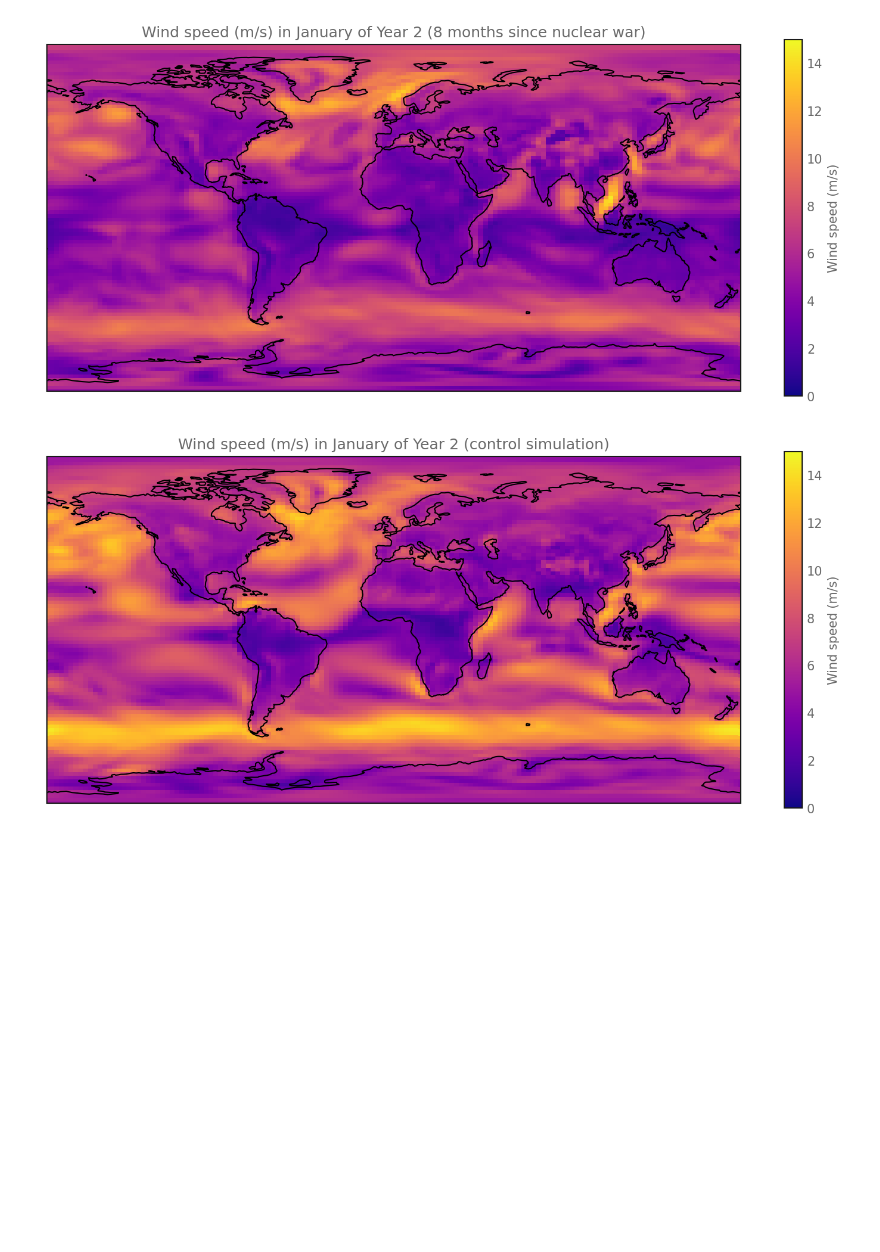
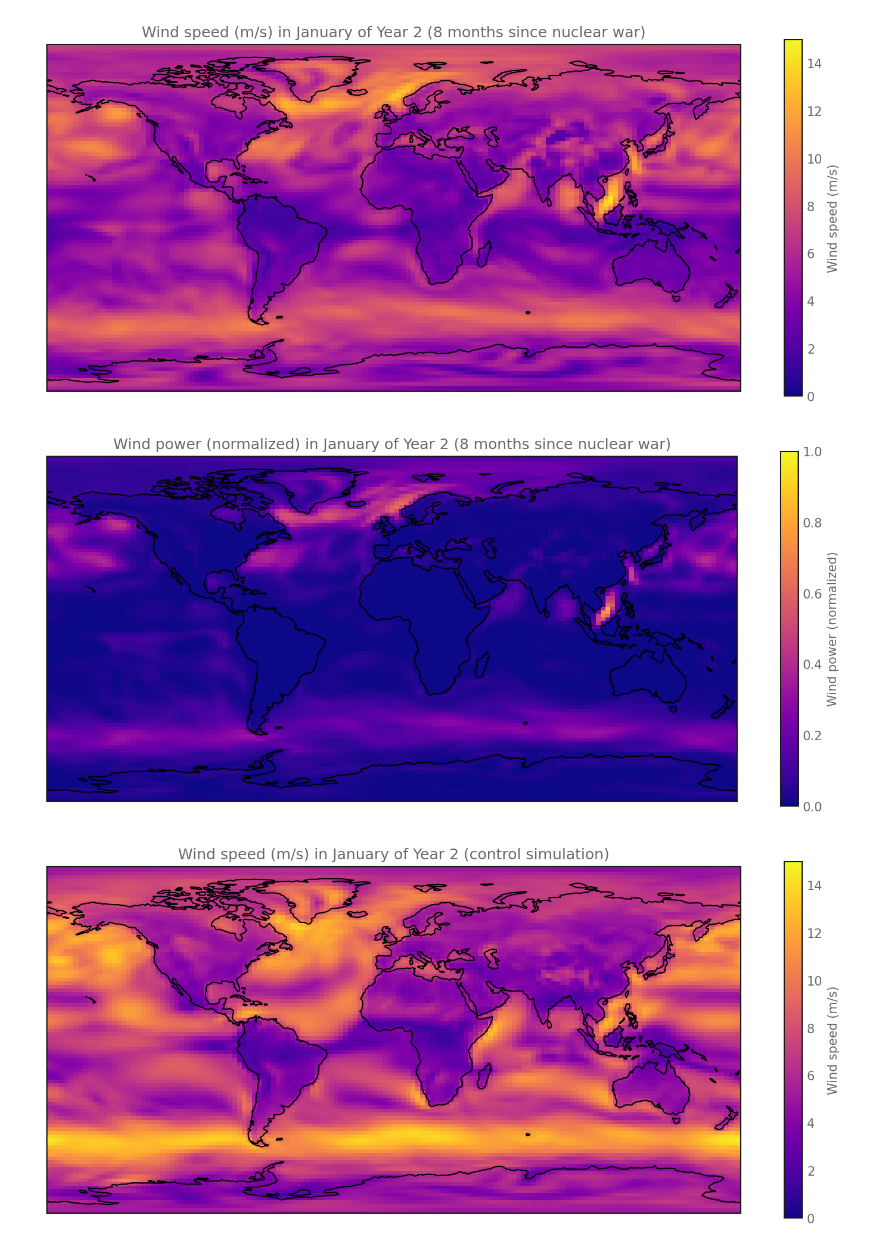
Before and after one commit to allfed/Renewables-Nuclear-Winter, a Jupyter notebook: scripts/Wind-Power.ipynb, the cells around one changed output. Drawn from its saved outputs; the diff is of its cells as text; code cells hidden in the pictures; blank space fills up the shorter version.

```diff
--- a/scripts/Wind-Power.ipynb
+++ b/scripts/Wind-Power.ipynb
@@ -20,6 +24,10 @@ waccmwind.plot_map(year=1, month=1, sim="catastrophe", zmin=0, zmax=15, var="win
 waccmwind.plot_map(year=2, month=1, sim="catastrophe", zmin=0, zmax=15, var="windspeed")
 # %% [output]
 [figure]
+# %%
+waccmwind.plot_map(year=2, month=1, sim="catastrophe", zmin=0, zmax=1, var="windpower")
+# %% [output]
+[figure, added]
 # %%
 waccmwind.plot_map(year=2, month=1, sim="control", zmin=0, zmax=15, var="windspeed")
 # %% [output]
```
Also changed, not shown: parts of 1 cell of this notebook, 3 other files.
